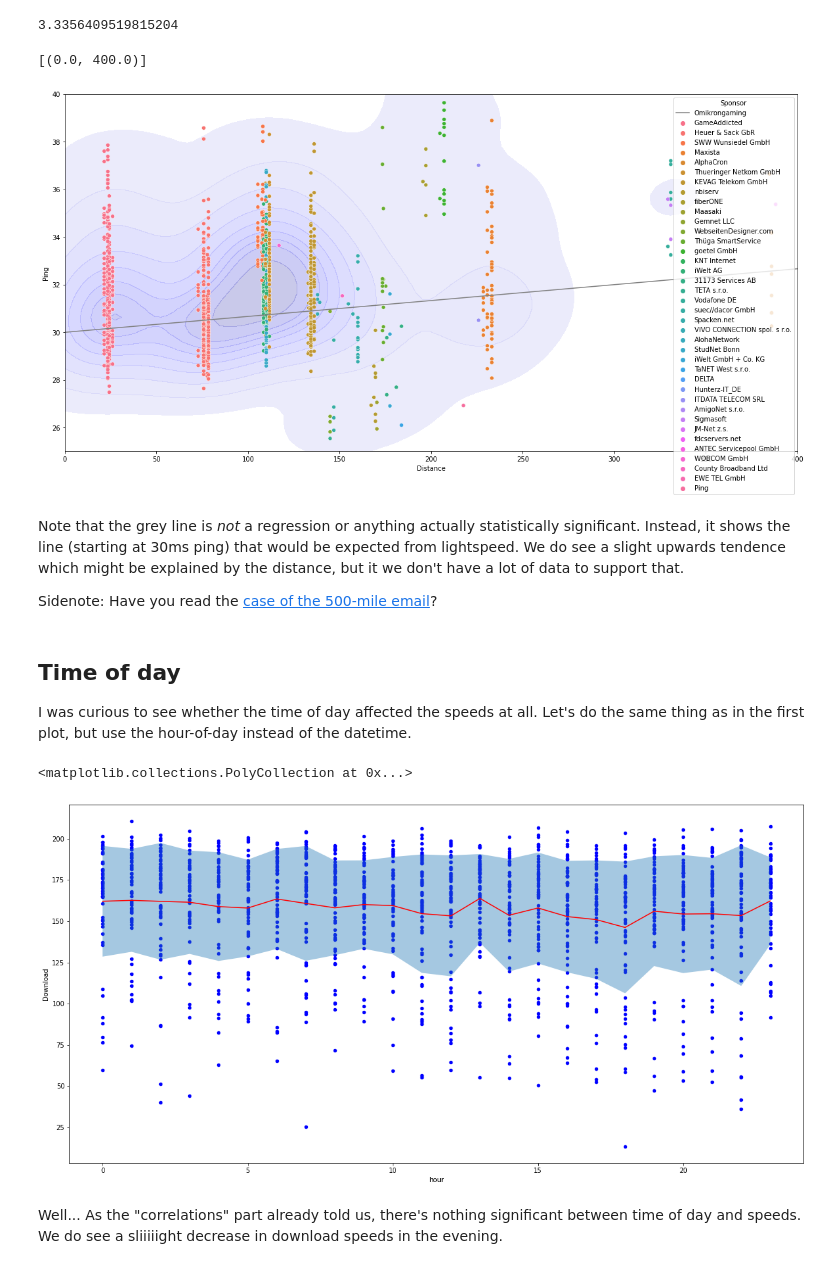
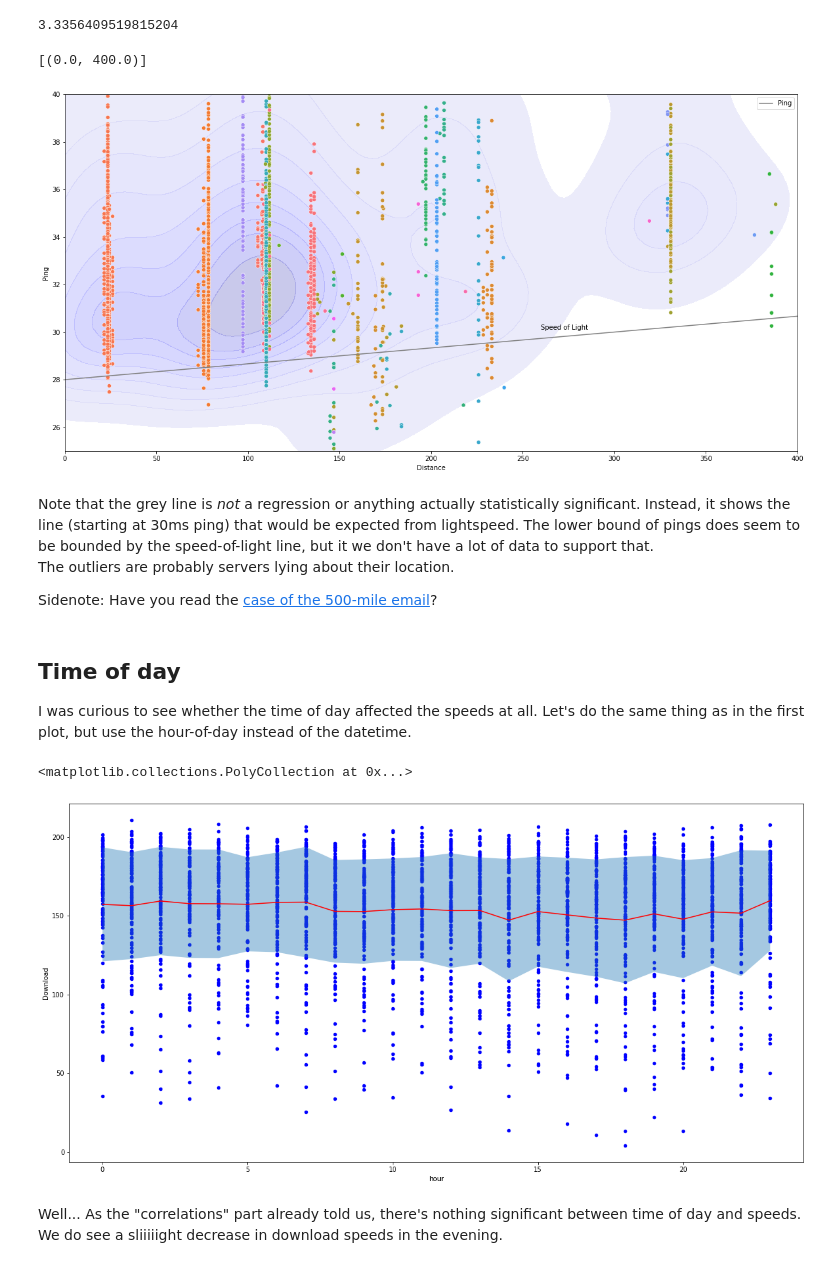
Before and after one commit to cfstras/speedtest, a Jupyter notebook: analysis.ipynb, the cells around one changed output. Cells and saved outputs as stored; diff of their text form; code cells hidden in the pictures.

Commit message:
amend calculations for new year

```diff
--- a/analysis.ipynb
+++ b/analysis.ipynb
@@ -47,6 +50,9 @@ Now, we read all the CSV files we generated, and manipulate the columns somewhat
 dfs = [pd.read_csv(file, names=headers, parse_dates=['Timestamp']) for file in files]
 
 df = pd.concat(dfs, ignore_index=True)
+
+df = df.set_index('Timestamp')
+df = df.sort_index()
 # %% [markdown]
 Download and Upload speed are given in Bits/second. We want to calculate everything in MBits/second, because.
 
@@ -58,9 +64,10 @@ Additionally, we're also going to add columns for
 df['Download'] = df['Download'] / 1000_000
 df['Upload'] = df['Upload'] / 1000_000
 
-df['week'] = df['Timestamp'].dt.isocalendar().week
-df['day'] = df['Timestamp'].dt.round('D')
-df['hour'] = df['Timestamp'].dt.hour
+year_by_week = df.index.isocalendar().year*52
+df['week'] = df.index.isocalendar().week + year_by_week - 2020*52 - 34
+df['day'] = df.index.round('D')
+df['hour'] = df.index.hour
 
 # Let's see our data.
 df
@@ -128,7 +136,7 @@ from datetime import datetime
 def filter_bad(filtered, start, end):
     start_delete = datetime.strptime(start, "%Y-%m-%d").date()
     end_delete = datetime.strptime(end, "%Y-%m-%d").date()
-    return filtered[(filtered['Timestamp'].dt.date < start_delete) | (filtered['Timestamp'].dt.date > end_delete)]
+    return filtered[(filtered.index.date < start_delete) | (filtered.index.date > end_delete)]
 
 filtered = filter_bad(df, "2020-09-15", "2020-10-06")
 filtered = filter_bad(filtered, "2020-11-15", "2020-11-23")
@@ -205,29 +214,33 @@ Interestingly, we see a small one between
 ## Correlation of Ping and Distance
 # %%
 milliseconds_for_500km = 500*1000 / scipy.constants.c * 1000
-milliseconds_for_500km_roundtrip = milliseconds_for_500km * 2
-milliseconds_for_500km_roundtrip
+milliseconds_for_500km_ping = milliseconds_for_500km * 2
+milliseconds_for_500km_ping
 # %% [output]
 3.3356409519815204
 # %%
 # a KDE-Plot so we can see rough groupings
 ax = sns.kdeplot(data=filtered, x='Distance', y='Ping', color='#ddf', alpha=.3, fill=True)
 
 # add in a scatterplot, colored by the sponsor
-sns.scatterplot(data=filtered, x='Distance', y='Ping', ax=ax, hue='Sponsor')
+g = sns.scatterplot(data=filtered, x='Distance', y='Ping', ax=ax, hue='Sponsor')
+plt.legend([],[], frameon=False)
 
-# add  a line that indicates light speed
-pd.DataFrame({'Distance': [0, 500], 'Ping': [30, 30 + milliseconds_for_500km_roundtrip]})\
+# add  a line that indicates speed of light
+pd.DataFrame({'Distance': [0, 500], 'Ping': [28, 28 + milliseconds_for_500km_ping]})\
     .plot.line(x='Distance', y='Ping', ax=ax, color='grey')
+ax.text(260, 30.1, "Speed of Light")
 
 # don't plot the outliers
 ax.set(ylim = (25, 40))
 ax.set(xlim = (0, 400))
 # %% [output]
 [(0.0, 400.0)]
-[figure, old version]
+[figure, new version]
 # %% [markdown]
-Note that the grey line is *not* a regression or anything actually statistically significant. Instead, it shows the line (starting at 30ms ping) that would be expected from lightspeed. We do see a slight upwards tendence which might be explained by the distance, but it we don't have a lot of data to support that.
+Note that the grey line is *not* a regression or anything actually statistically significant. Instead, it shows the line (starting at 30ms ping) that would be expected from lightspeed.
+The lower bound of pings does seem to be bounded by the speed-of-light line, but it we don't have a lot of data to support that.
+The outliers are probably servers lying about their location.
 
 Sidenote: Have you read the [case of the 500-mile email][500]?
 
@@ -247,7 +260,7 @@ mean.plot(ax=ax, color='red')
 plt.fill_between(range(len(mean)), mean + std, mean - std, alpha=.4)
 # %% [output]
 <matplotlib.collections.PolyCollection at 0x...>
-[figure, old version]
+[figure, new version]
 # %% [markdown]
 Well... As the "correlations" part already told us, there's nothing significant between time of day and speeds. We do see a sliiiiight decrease in download speeds in the evening.
 # %% [markdown]
```
Also changed, not shown: parts of 13 cells of this notebook.
